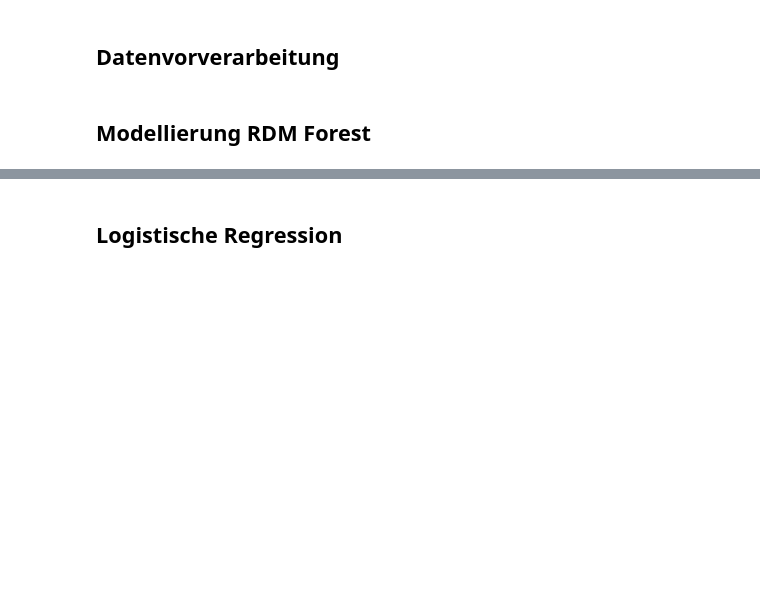
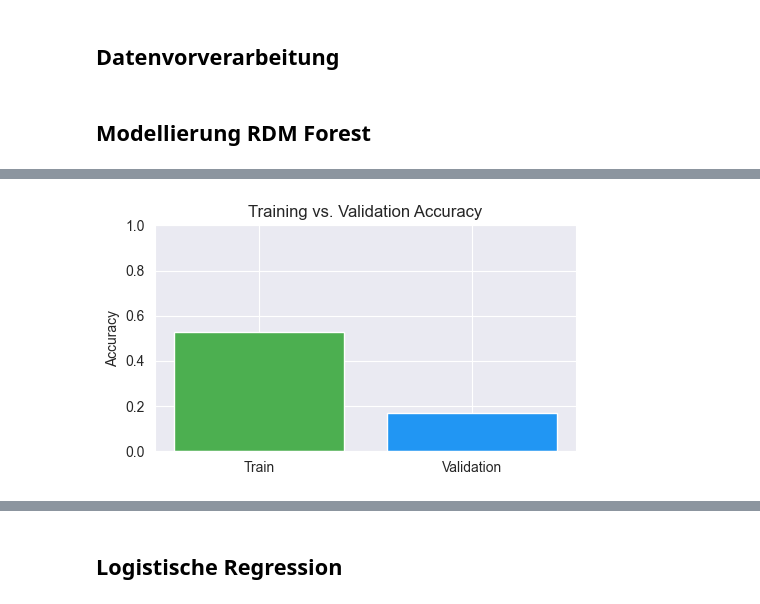
Before and after one commit to yernon/EDA_Jahns_Liefke, a Jupyter notebook: EDA_Jahns_Liefke.ipynb, the cells around one changed output, grey strips where cells are left out. Cells and saved outputs as stored; diff of their text form; code cells hidden in the pictures; blank space fills up the shorter version.

```diff
--- a/EDA_Jahns_Liefke.ipynb
+++ b/EDA_Jahns_Liefke.ipynb
@@ -325,0 +261,14 @@ ValueError: Could not interpret value `param_randomforestclassifier__n_estimator
+# %%
+train_acc = rf_grid.score(X_train, y_train)
+val_acc = rf_grid.score(X_val, y_val)
+
+
+plt.figure(figsize=(5,3))
+plt.bar(['Train', 'Validation'], [train_acc, val_acc], color=['#4caf50', '#2196f3'])
+plt.title("Training vs. Validation Accuracy")
+plt.ylim(0,1)
+plt.ylabel("Accuracy")
+plt.tight_layout()
+plt.show()
+# %% [output]
+[figure, added]
```
Also changed, not shown: parts of 47 cells of this notebook.
